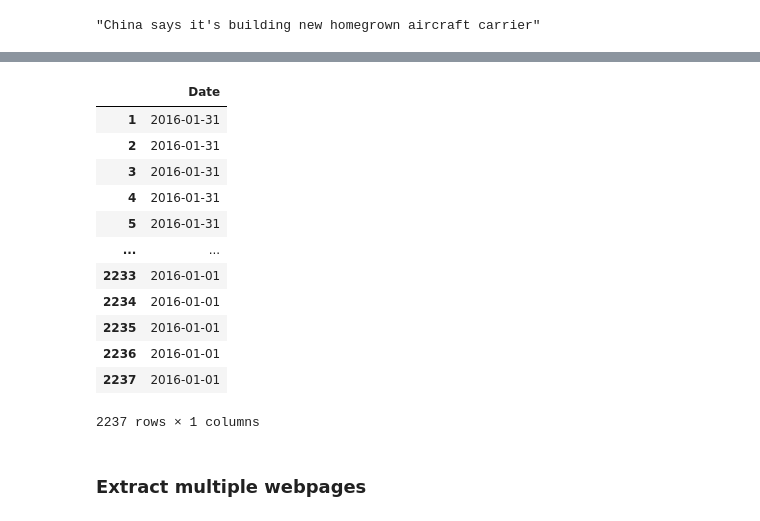
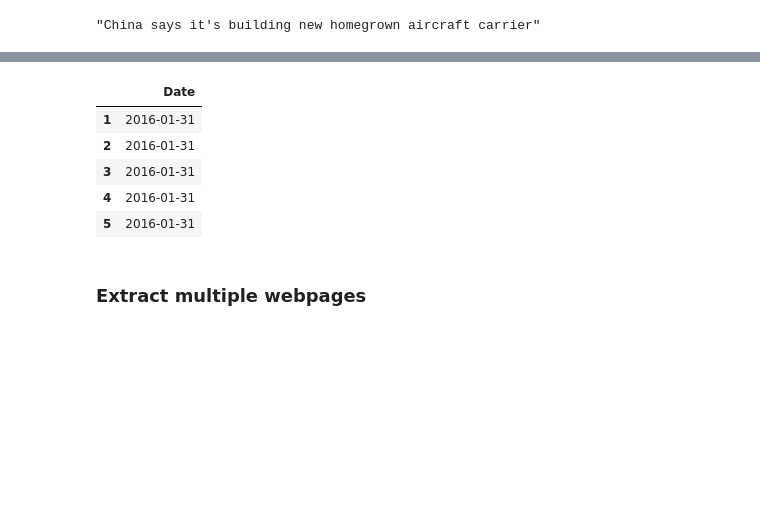
Before and after one commit to Polaris-pixel/ETL-Project, a Jupyter notebook: CNN_Dow.ipynb, the cells around one changed output, grey strips where cells are left out. Saved outputs shown, nothing was run; the diff lists cells and outputs as text; code cells hidden in the pictures; blank space fills up the shorter version.

```diff
--- a/CNN_Dow.ipynb
+++ b/CNN_Dow.ipynb
@@ -294,20 +198,13 @@ date_df
 # %%
 #Drop the first row
-date_df.drop(date_df.index[0])
+date_df.drop(date_df.index[0]).head()
 # %% [output]
 |  | Date |
 | 1 | 2016-01-31 |
 | 2 | 2016-01-31 |
 | 3 | 2016-01-31 |
 | 4 | 2016-01-31 |
 | 5 | 2016-01-31 |
-| ... | ... |
-| 2233 | 2016-01-01 |
-| 2234 | 2016-01-01 |
-| 2235 | 2016-01-01 |
-| 2236 | 2016-01-01 |
-| 2237 | 2016-01-01 |
-2237 rows × 1 columns
 # %% [markdown]
 ### Extract multiple webpages
 # %%
```
Also changed, not shown: parts of 13 cells of this notebook.
